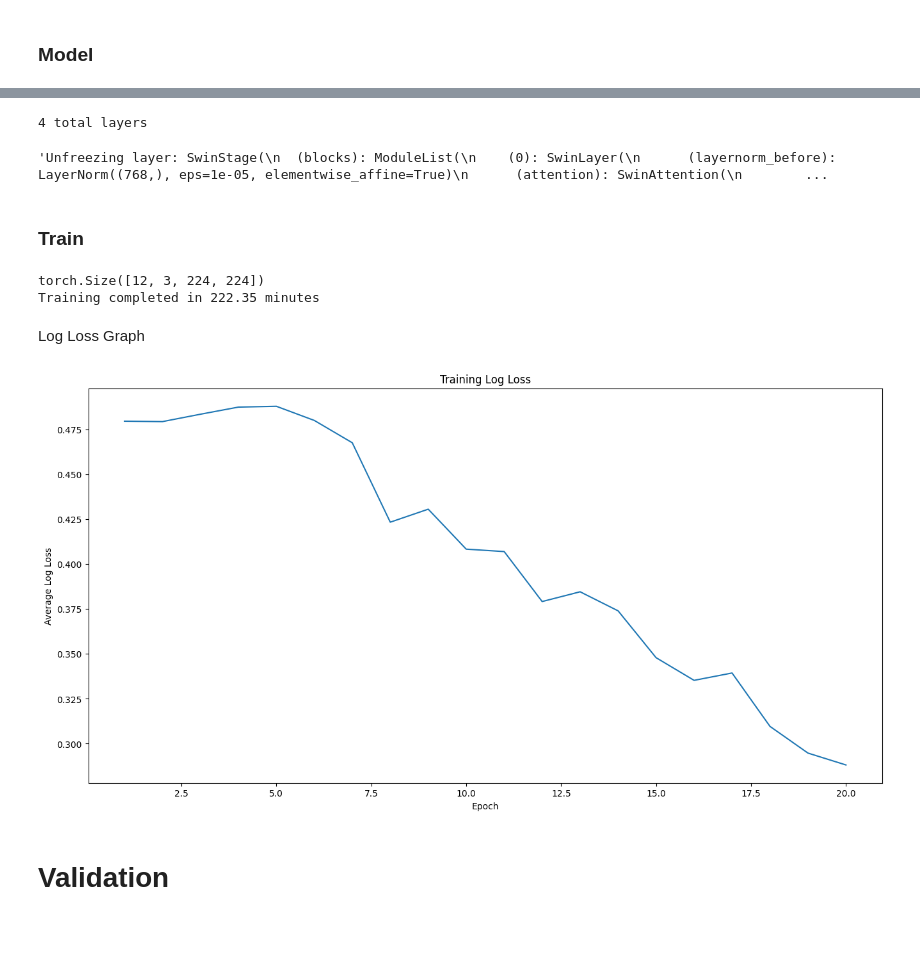
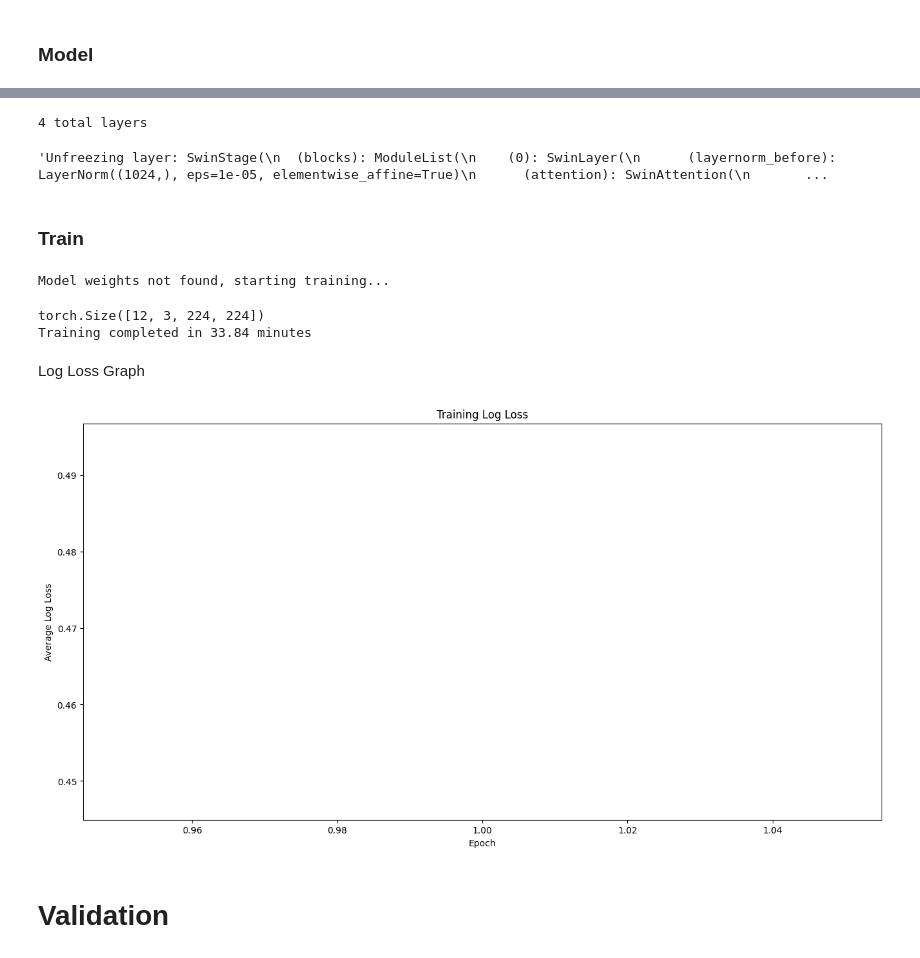
Before and after one commit to rachitss/DeepFake-Detection-Transformers, a Jupyter notebook: DFD_SwinT_base.ipynb, the cells around one changed output, grey strips where cells are left out. Cells and saved outputs as stored; diff of their text form; code cells hidden in the pictures; blank space fills up the shorter version.

Commit message:
swin base training 1st run

```diff
--- a/DFD_SwinT_base.ipynb
+++ b/DFD_SwinT_base.ipynb
@@ -117,8 +117,8 @@ y_train = data['y_train']
 # %% [markdown]
 ### Model
 # %%
-processor = AutoImageProcessor.from_pretrained("microsoft/swin-tiny-patch4-window7-224")
-model = AutoModelForImageClassification.from_pretrained("microsoft/swin-tiny-patch4-window7-224", num_labels=1, ignore_mismatched_sizes=True)
+processor = AutoImageProcessor.from_pretrained("microsoft/swin-base-patch4-window7-224")
+model = AutoModelForImageClassification.from_pretrained("microsoft/swin-base-patch4-window7-224", num_labels=1, ignore_mismatched_sizes=True)
 # classifier = nn.Linear(768, 1)
 criterion = nn.BCEWithLogitsLoss()  # For binary classification
 # %% [output]
@@ -174,21 +174,25 @@ optimizer = torch.optim.Adam(
 )
 # %% [output]
 4 total layers
-'Unfreezing layer: SwinStage(\n  (blocks): ModuleList(\n    (0): SwinLayer(\n      (layernorm_before): LayerNorm((768,), eps=1e-05, elementwise_affine=True)\n      (attention): SwinAttention(\n        ...
+'Unfreezing layer: SwinStage(\n  (blocks): ModuleList(\n    (0): SwinLayer(\n      (layernorm_before): LayerNorm((1024,), eps=1e-05, elementwise_affine=True)\n      (attention): SwinAttention(\n       ...
 # %% [markdown]
 ### Train
 # %%
+loss_path= 'swin_base_train_loss.npy'
+model_path = 'swin_base.pth'
 
-if os.path.exists('swin_tiny.pth'):
+
+if os.path.exists(model_path):
     print("Loading existing model weights...")
-    model.load_state_dict(torch.load('swin_tiny.pth'))
+    model.load_state_dict(torch.load(model_path))
     model = model.to(device)
     print("Resuming training with loaded model weights.")
 
 else:
     print("Model weights not found, starting training...")
 
-if os.path.exists('swin_tiny.pth'):
+
+
 
 batch_size = 16
 labels = []
@@ -204,10 +208,9 @@ total_batches = 0
 # cls_token = outputs.last_hidden_state[:, 0]  # [CLS] token
 # logits = classifier(cls_token)  # shape (batch, 1)
 
-num_epochs = 40  # Adjust as needed
+num_epochs = 1  # Adjust as needed
 
-
-train_loss=np.zeros(num_epochs)
+train_loss = np.zeros(num_epochs)
 
 start_time = time.time()
 
@@ -268,27 +271,39 @@ end_time = time.time()
 training_time = end_time - start_time
 
 # Save model backbone
-torch.save(model.state_dict(), 'swin_tiny.pth')
+torch.save(model.state_dict(), model_path)
 # Saving training loss
-np.save('swin_tiny_train_loss.npy', train_loss)
+
+if os.path.exists(loss_path):
+    # loading existing training loss
+    training_loss = np.load(loss_path)
+    training_loss = np.concatenate((training_loss, train_loss))
+    np.save(loss_path, training_loss)
+
+else:
+    training_loss = train_loss
+    np.save(loss_path, training_loss)
+# %% [output]
+Model weights not found, starting training...
 # %%
 print(inputs["pixel_values"].shape)
 print(f"Training completed in {training_time/60:.2f} minutes")
+print(f"Number of Ephochs: {len(training_loss)}")
 # %% [output]
 torch.Size([12, 3, 224, 224])
-Training completed in 222.35 minutes
+Training completed in 33.84 minutes
 # %% [markdown]
 Log Loss Graph
 # %%
-epochs = list(range(1, num_epochs + 1))
+epochs = list(range(1, len(training_loss) + 1))
 plt.figure(figsize=(16, 8))
-plt.plot(epochs, train_loss)
+plt.plot(epochs, training_loss)
 plt.title('Training Log Loss')
 plt.xlabel('Epoch')
 plt.ylabel('Average Log Loss')
 plt.show()
 # %% [output]
-[figure, old version]
+[figure, new version]
 # %% [markdown]
 # Validation
 # %%
```
Also changed, not shown: parts of 4 cells of this notebook, 1 other file.
